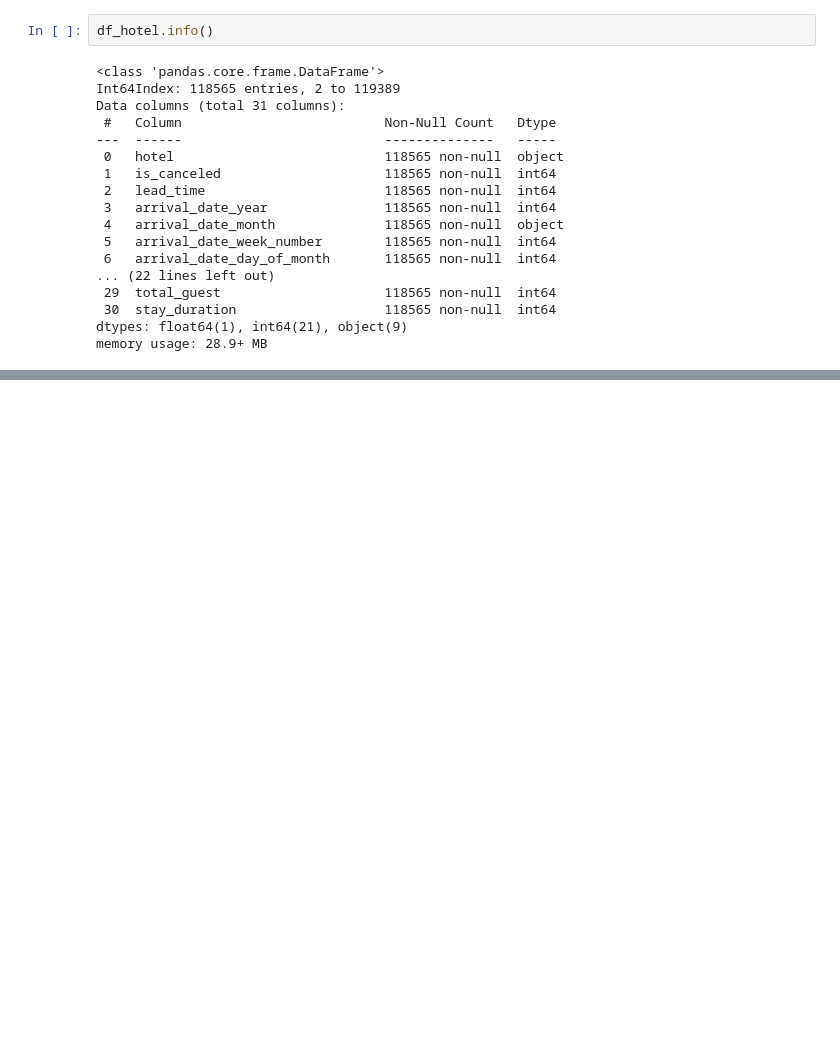
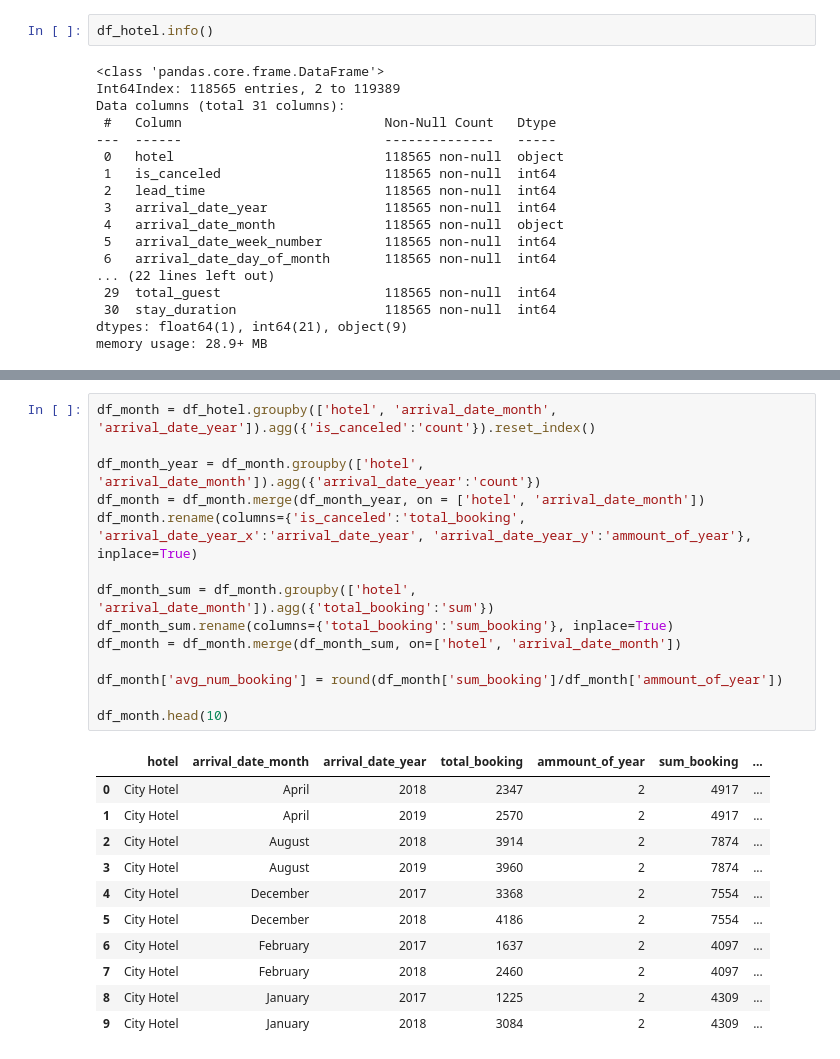
Before and after one commit to acidarrasyid/Investigate-Business-Hotel-using-Data-Visualization, a Jupyter notebook: Investigate using data visual.ipynb, the cells around one changed output, grey strips where cells are left out. Cells and saved outputs as stored; diff of their text form; blank space fills up the shorter version.

```diff
--- a/Investigate using data visual.ipynb
+++ b/Investigate using data visual.ipynb
@@ -215,0 +250,26 @@ memory usage: 28.9+ MB
+# %%
+df_month = df_hotel.groupby(['hotel', 'arrival_date_month', 'arrival_date_year']).agg({'is_canceled':'count'}).reset_index()
+
+df_month_year = df_month.groupby(['hotel', 'arrival_date_month']).agg({'arrival_date_year':'count'})
+df_month = df_month.merge(df_month_year, on = ['hotel', 'arrival_date_month'])
+df_month.rename(columns={'is_canceled':'total_booking', 'arrival_date_year_x':'arrival_date_year', 'arrival_date_year_y':'ammount_of_year'}, inplace=True)
+
+df_month_sum = df_month.groupby(['hotel', 'arrival_date_month']).agg({'total_booking':'sum'})
+df_month_sum.rename(columns={'total_booking':'sum_booking'}, inplace=True)
+df_month = df_month.merge(df_month_sum, on=['hotel', 'arrival_date_month'])
+
+df_month['avg_num_booking'] = round(df_month['sum_booking']/df_month['ammount_of_year'])
+
+df_month.head(10)
+# %% [output]
+|  | hotel | arrival_date_month | arrival_date_year | total_booking | ammount_of_year | sum_booking | ... |
+| 0 | City Hotel | April | 2018 | 2347 | 2 | 4917 | ... |
+| 1 | City Hotel | April | 2019 | 2570 | 2 | 4917 | ... |
+| 2 | City Hotel | August | 2018 | 3914 | 2 | 7874 | ... |
+| 3 | City Hotel | August | 2019 | 3960 | 2 | 7874 | ... |
+| 4 | City Hotel | December | 2017 | 3368 | 2 | 7554 | ... |
+| 5 | City Hotel | December | 2018 | 4186 | 2 | 7554 | ... |
+| 6 | City Hotel | February | 2017 | 1637 | 2 | 4097 | ... |
+| 7 | City Hotel | February | 2018 | 2460 | 2 | 4097 | ... |
+| 8 | City Hotel | January | 2017 | 1225 | 2 | 4309 | ... |
+| 9 | City Hotel | January | 2018 | 3084 | 2 | 4309 | ... |
```
Also changed, not shown: parts of 8 cells of this notebook.
